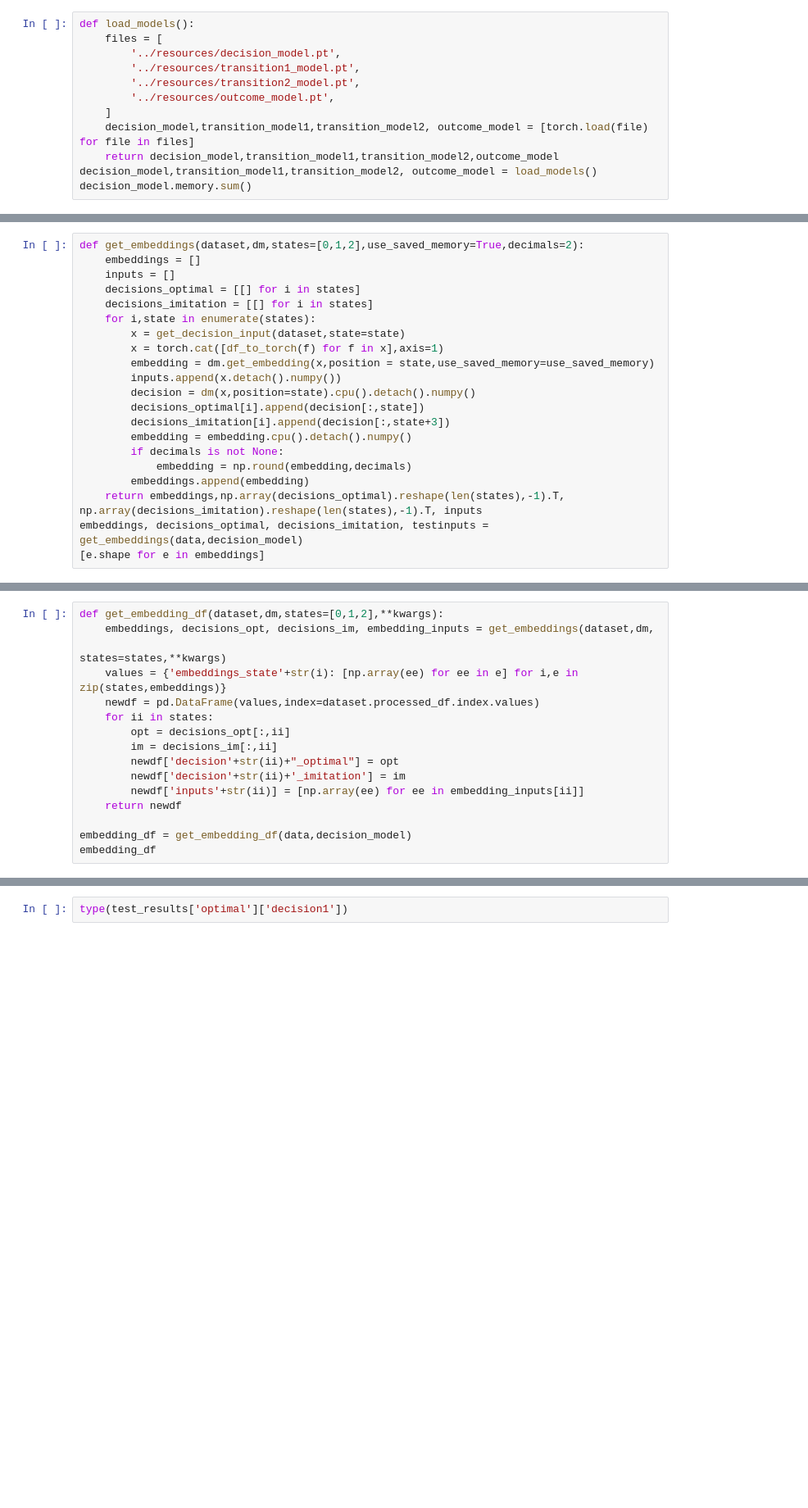
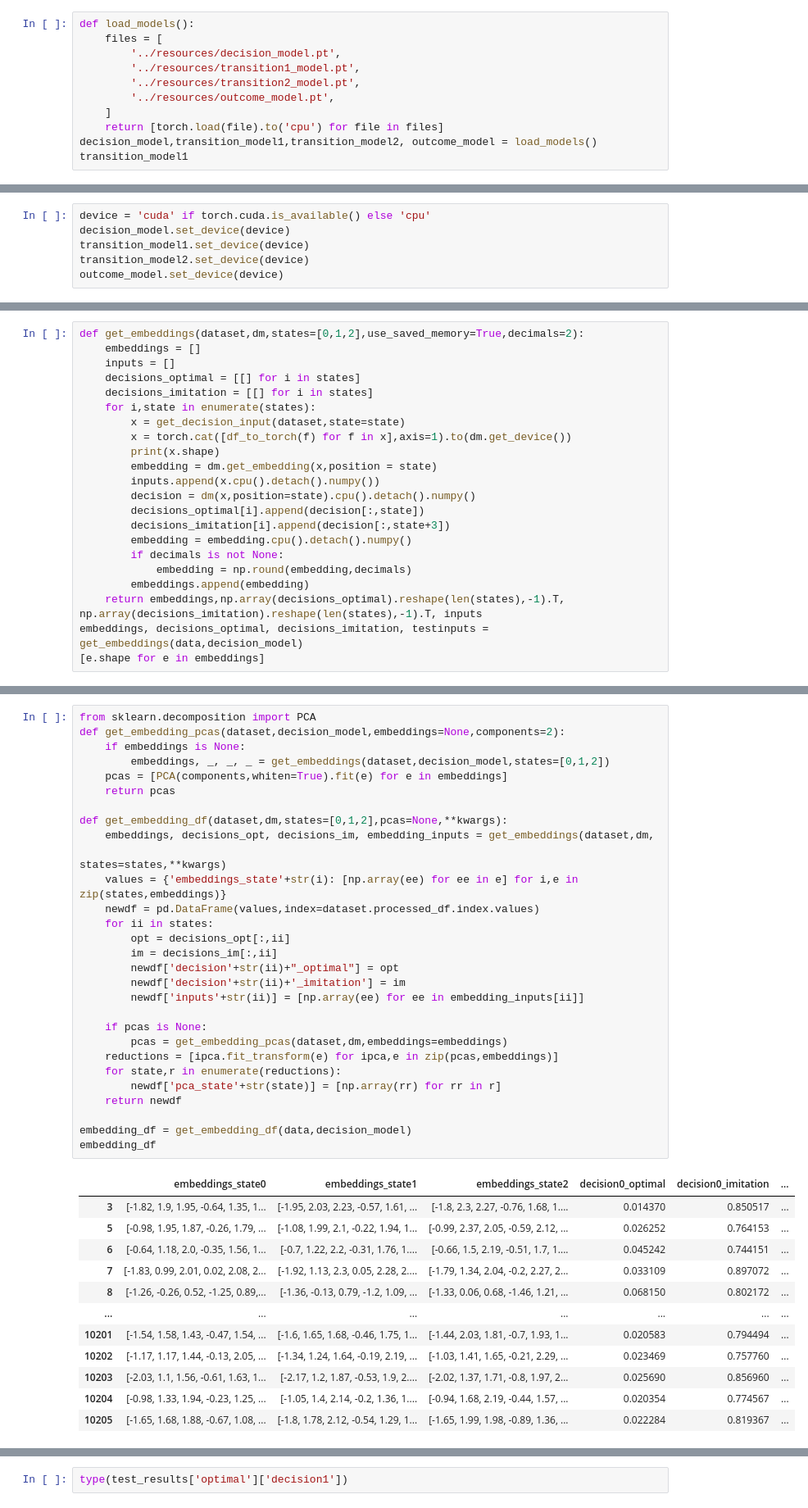
Before and after one commit to uic-evl/DigitalTwinVis, a Jupyter notebook: python/BackendTesting.ipynb, the cells around one changed output, grey strips where cells are left out. Shown at 82% size. Cells and saved outputs as stored; diff of their text form; blank space fills up the shorter version.

Commit message:
moved modeling python folder to main

```diff
--- a/python/BackendTesting.ipynb
+++ b/python/BackendTesting.ipynb
@@ -31,8 +19,7 @@ def load_models():
         '../resources/transition2_model.pt',
         '../resources/outcome_model.pt',
     ]
-    decision_model,transition_model1,transition_model2, outcome_model = [torch.load(file) for file in files]
-    return decision_model,transition_model1,transition_model2,outcome_model
+    return [torch.load(file).to('cpu') for file in files]
 decision_model,transition_model1,transition_model2, outcome_model = load_models()
-decision_model.memory.sum()
+transition_model1
 # %% [output]
@@ -40,3 +46,9 @@ tensor(257122.4062)
+# %%
+device = 'cuda' if torch.cuda.is_available() else 'cpu'
+decision_model.set_device(device)
+transition_model1.set_device(device)
+transition_model2.set_device(device)
+outcome_model.set_device(device)
 # %%
 data = DTDataset()
 newdf = data.processed_df.copy()
@@ -153,9 +170,10 @@ def get_embeddings(dataset,dm,states=[0,1,2],use_saved_memory=True,decimals=2):
     decisions_imitation = [[] for i in states]
     for i,state in enumerate(states):
         x = get_decision_input(dataset,state=state)
-        x = torch.cat([df_to_torch(f) for f in x],axis=1)
-        embedding = dm.get_embedding(x,position = state,use_saved_memory=use_saved_memory)
-        inputs.append(x.detach().numpy())
+        x = torch.cat([df_to_torch(f) for f in x],axis=1).to(dm.get_device())
+        print(x.shape)
+        embedding = dm.get_embedding(x,position = state)
+        inputs.append(x.cpu().detach().numpy())
         decision = dm(x,position=state).cpu().detach().numpy()
         decisions_optimal[i].append(decision[:,state])
         decisions_imitation[i].append(decision[:,state+3])
@@ -204,16 +242,42 @@ prediction_df
 # %%
-def get_embedding_df(dataset,dm,states=[0,1,2],**kwargs):
+from sklearn.decomposition import PCA
+def get_embedding_pcas(dataset,decision_model,embeddings=None,components=2):
+    if embeddings is None:
+        embeddings, _, _, _ = get_embeddings(dataset,decision_model,states=[0,1,2])
+    pcas = [PCA(components,whiten=True).fit(e) for e in embeddings]
+    return pcas
+
+def get_embedding_df(dataset,dm,states=[0,1,2],pcas=None,**kwargs):
     embeddings, decisions_opt, decisions_im, embedding_inputs = get_embeddings(dataset,dm,
                                                                                       states=states,**kwargs)
     values = {'embeddings_state'+str(i): [np.array(ee) for ee in e] for i,e in zip(states,embeddings)}
     newdf = pd.DataFrame(values,index=dataset.processed_df.index.values)
     for ii in states:
         opt = decisions_opt[:,ii]
         im = decisions_im[:,ii]
         newdf['decision'+str(ii)+"_optimal"] = opt
         newdf['decision'+str(ii)+'_imitation'] = im
         newdf['inputs'+str(ii)] = [np.array(ee) for ee in embedding_inputs[ii]]
+
+    if pcas is None:
+        pcas = get_embedding_pcas(dataset,dm,embeddings=embeddings)
+    reductions = [ipca.fit_transform(e) for ipca,e in zip(pcas,embeddings)]
+    for state,r in enumerate(reductions):
+        newdf['pca_state'+str(state)] = [np.array(rr) for rr in r]
     return newdf
 
 embedding_df = get_embedding_df(data,decision_model)
 embedding_df
+# %% [output]
+|  | embeddings_state0 | embeddings_state1 | embeddings_state2 | decision0_optimal | decision0_imitation | ... |
+| 3 | [-1.82, 1.9, 1.95, -0.64, 1.35, 1... | [-1.95, 2.03, 2.23, -0.57, 1.61, ... | [-1.8, 2.3, 2.27, -0.76, 1.68, 1.... | 0.014370 | 0.850517 | ... |
+| 5 | [-0.98, 1.95, 1.87, -0.26, 1.79, ... | [-1.08, 1.99, 2.1, -0.22, 1.94, 1... | [-0.99, 2.37, 2.05, -0.59, 2.12, ... | 0.026252 | 0.764153 | ... |
+| 6 | [-0.64, 1.18, 2.0, -0.35, 1.56, 1... | [-0.7, 1.22, 2.2, -0.31, 1.76, 1.... | [-0.66, 1.5, 2.19, -0.51, 1.7, 1.... | 0.045242 | 0.744151 | ... |
+| 7 | [-1.83, 0.99, 2.01, 0.02, 2.08, 2... | [-1.92, 1.13, 2.3, 0.05, 2.28, 2.... | [-1.79, 1.34, 2.04, -0.2, 2.27, 2... | 0.033109 | 0.897072 | ... |
+| 8 | [-1.26, -0.26, 0.52, -1.25, 0.89,... | [-1.36, -0.13, 0.79, -1.2, 1.09, ... | [-1.33, 0.06, 0.68, -1.46, 1.21, ... | 0.068150 | 0.802172 | ... |
+| ... | ... | ... | ... | ... | ... | ... |
+| 10201 | [-1.54, 1.58, 1.43, -0.47, 1.54, ... | [-1.6, 1.65, 1.68, -0.46, 1.75, 1... | [-1.44, 2.03, 1.81, -0.7, 1.93, 1... | 0.020583 | 0.794494 | ... |
+| 10202 | [-1.17, 1.17, 1.44, -0.13, 2.05, ... | [-1.34, 1.24, 1.64, -0.19, 2.19, ... | [-1.03, 1.41, 1.65, -0.21, 2.29, ... | 0.023469 | 0.757760 | ... |
+| 10203 | [-2.03, 1.1, 1.56, -0.61, 1.63, 1... | [-2.17, 1.2, 1.87, -0.53, 1.9, 2.... | [-2.02, 1.37, 1.71, -0.8, 1.97, 2... | 0.025690 | 0.856960 | ... |
+| 10204 | [-0.98, 1.33, 1.94, -0.23, 1.25, ... | [-1.05, 1.4, 2.14, -0.2, 1.36, 1.... | [-0.94, 1.68, 2.19, -0.44, 1.57, ... | 0.020354 | 0.774567 | ... |
+| 10205 | [-1.65, 1.68, 1.88, -0.67, 1.08, ... | [-1.8, 1.78, 2.12, -0.54, 1.29, 1... | [-1.65, 1.99, 1.98, -0.89, 1.36, ... | 0.022284 | 0.819367 | ... |
```
Also changed, not shown: parts of 31 cells of this notebook, 10 other files.
